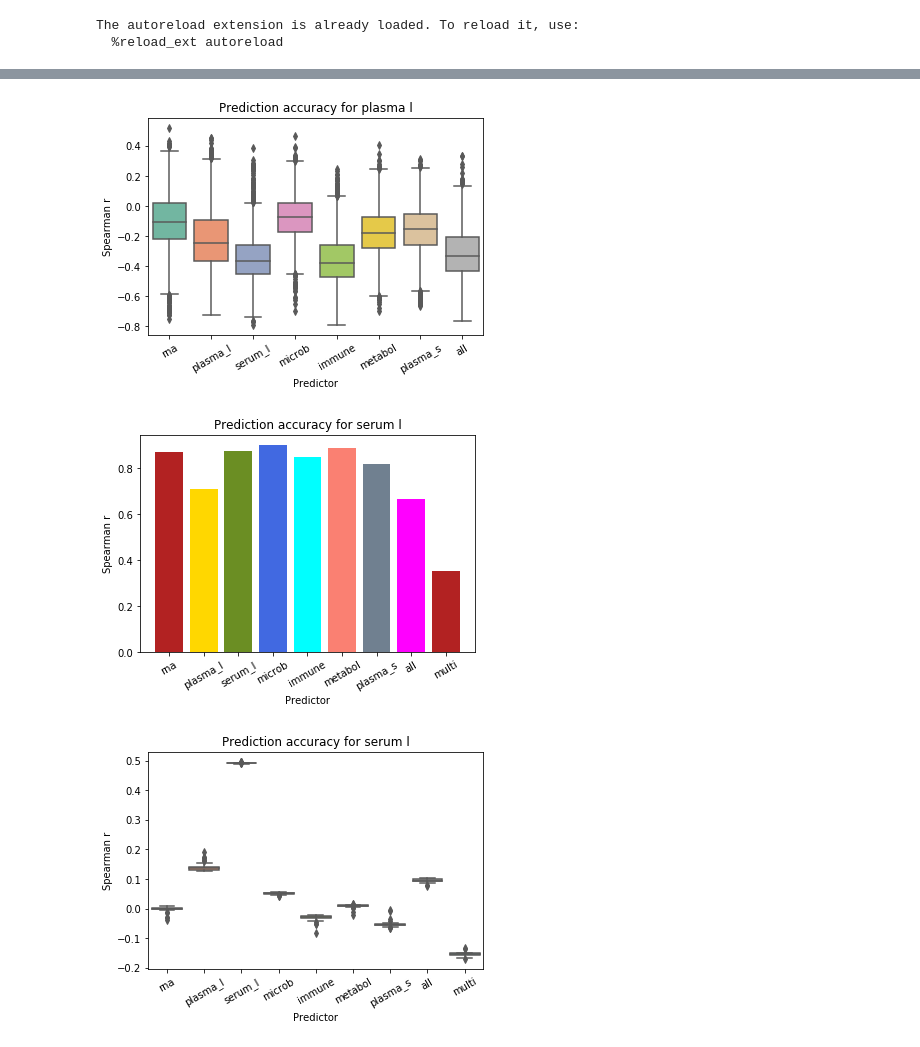
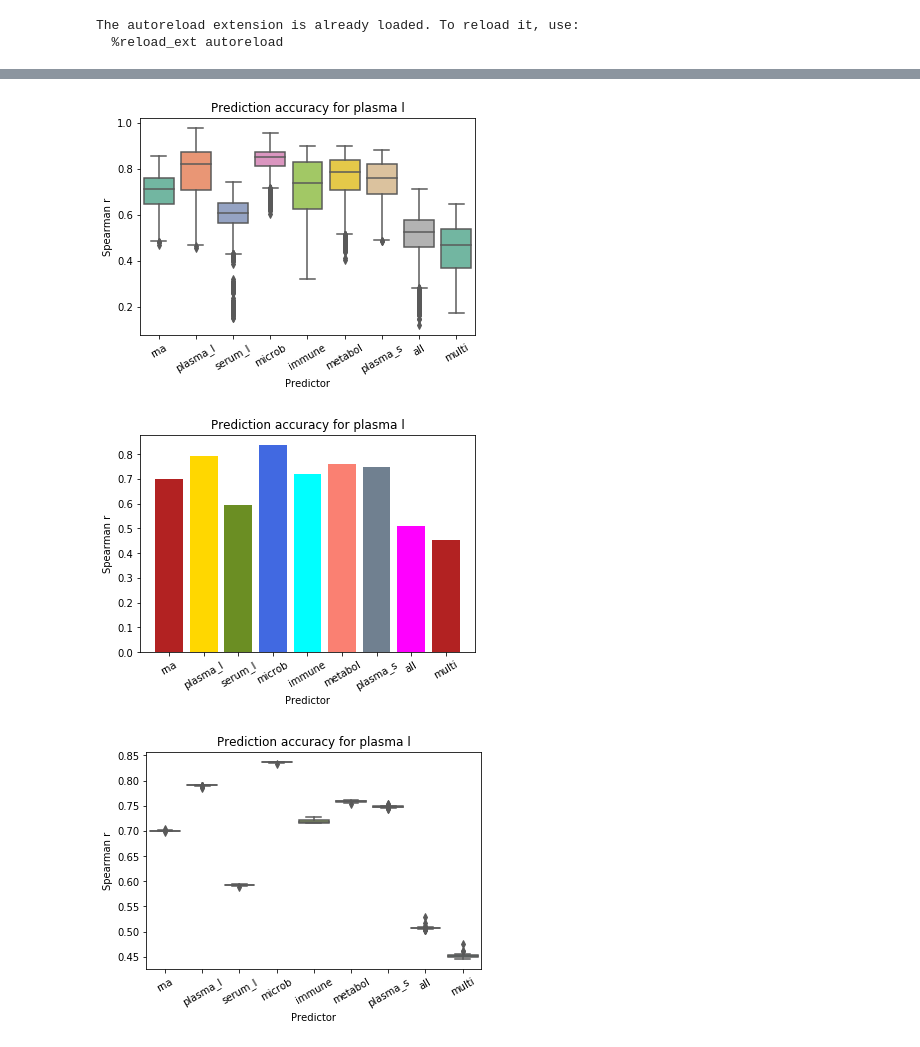
Before and after one commit to mariaxen/butterfly, a Jupyter notebook: notebooks/maria_001_CNN.ipynb, the cells around one changed output, grey strips where cells are left out. Saved outputs shown, nothing was run; the diff lists cells and outputs as text; code cells hidden in the pictures.

```diff
--- a/notebooks/maria_001_CNN.ipynb
+++ b/notebooks/maria_001_CNN.ipynb
@@ -70,14 +69,14 @@ predictors.append(tuple(predictors2))
 #                                                    for al in tqdm(range(npredictors))))
 #    book.append(albums)
 # %%
-#with open('albums.pkl', 'wb') as f:
-#    pickle.dump(albums, f)
+with open('albums.pkl', 'wb') as f:
+    pickle.dump(albums, f)
+# %%
+with open('albums.pkl', 'rb') as f:
+    albums = pickle.load(f)
 # %%
 with open('picture_book.pkl', 'rb') as f:
     picture_book = pickle.load(f)
-# %%
-with open('objs.pkl', 'rb') as f:
-    albums = pickle.load(f)
 # %%
 groups = response_df['patientID']
 #groups = np.tile(groups, len(picture_book))
@@ -90,10 +89,12 @@ y = StandardScaler().fit_transform(y)
 #y = np.tile(y, (len(picture_book),1))
 # %%
 #Select number of runs
+nomics = len(predictors)
+
 nruns = 50
 folds = 10
-nomics = 8
-epochs = 300
+
+epochs = 180
 optimiser = 'adam'
 loss = 'mse'
 
@@ -107,11 +108,11 @@ for pred in tqdm(range(nomics)):
 
     X = np.asarray(albums[pred])
 
-    #X = []
-    #for chapter in range(len(picture_book)):
-    #    X.append(np.asarray(picture_book[chapter][pred]))
+#    X = []
+#    for chapter in range(len(picture_book)):
+#        X.append(np.asarray(picture_book[chapter][pred]))
 
-    #X = np.vstack(X)
+#    X = np.vstack(X)
 
     #prediction_train, observed_train,
     prediction_train, observed_train, prediction_test, observed_test = zip(*Parallel(n_jobs=nruns)
@@ -200,15 +201,15 @@ fig.savefig("boxesRuns_serum_l_test.pdf")
 # %%
 #Boxplots
-bxp = sns.boxplot(x=predictors, y=features_test, palette="Set2")
+bxp = sns.boxplot(x=predictors, y=features_train, palette="Set2")
 bxp.set_xticklabels(bxp.get_xticklabels(),rotation=30)
 plt.xlabel('Predictor')
 plt.ylabel('Spearman r')
 plt.title('Prediction accuracy for plasma l')
 #plt.show()
 fig = bxp.get_figure()
-fig.savefig("boxesFeat_serum_l_test.pdf")
+fig.savefig("CNN_boxesFeat_plasma_train.pdf")
 # %% [output]
-[figure, old version]
+[figure, new version]
 # %%
 X_m = [albums[0], albums[1], albums[2], albums[3], albums[4], albums[5], albums[6]]
 del X_m[response_number]
@@ -256,27 +257,27 @@ plt.bar(y_pos, each_omic_train, color=['firebrick', 'gold', 'olivedrab', 'royalb
 plt.xticks(y_pos, predictors)
 plt.xlabel('Predictor')
 plt.ylabel('Spearman r')
-plt.title('Prediction accuracy for serum l')
+plt.title('Prediction accuracy for plasma l')
 plt.xticks(rotation=30)
 #plt.show()
 
 #os.chdir(Desktop)
-f.savefig("bars_serum_l_train.pdf", bbox_inches='tight')
+f.savefig("CNN_bars_plasma_l_train.pdf", bbox_inches='tight')
 # %% [output]
-[figure, old version]
+[figure, new version]
 # %%
 #Boxplots
 import seaborn as sns
-bxp = sns.boxplot(x=predictors, y=runs_test, palette="Set2")
+bxp = sns.boxplot(x=predictors, y=runs_train, palette="Set2")
 bxp.set_xticklabels(bxp.get_xticklabels(),rotation=30)
 plt.xlabel('Predictor')
 plt.ylabel('Spearman r')
-plt.title('Prediction accuracy for serum l')
+plt.title('Prediction accuracy for plasma l')
 #plt.show()
 fig = bxp.get_figure()
-fig.savefig("boxesRuns_serum_l_test.pdf")
+fig.savefig("CNN_boxesRuns_plasma_l_train.pdf")
 # %% [output]
-[figure, old version]
+[figure, new version]
 # %%
 #Boxplots
 bxp = sns.boxplot(x=predictors, y=features_test, palette="Set2")
```
Also changed, not shown: parts of 8 cells of this notebook, 1 other file.
